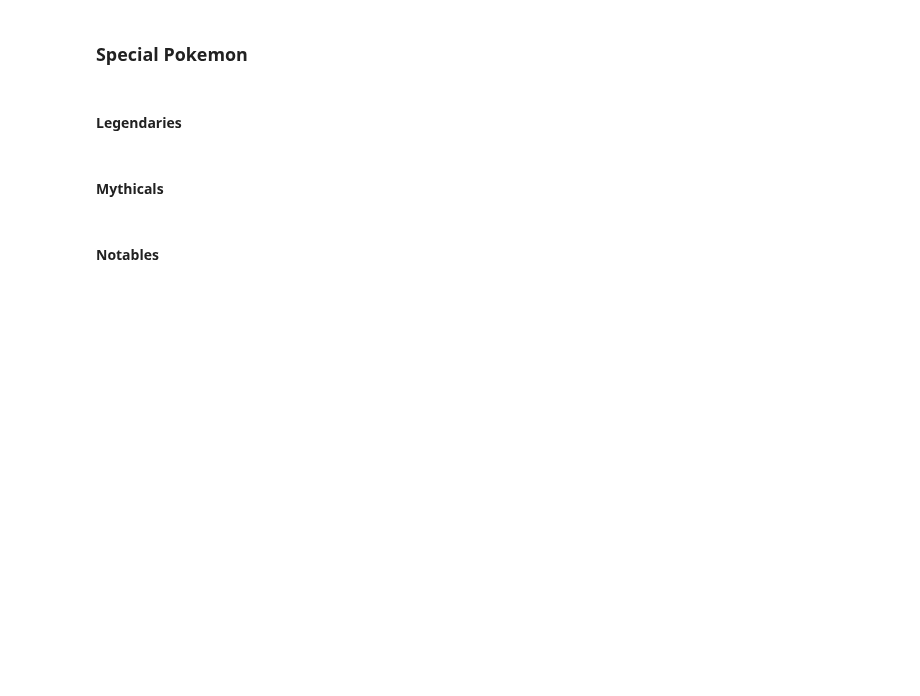
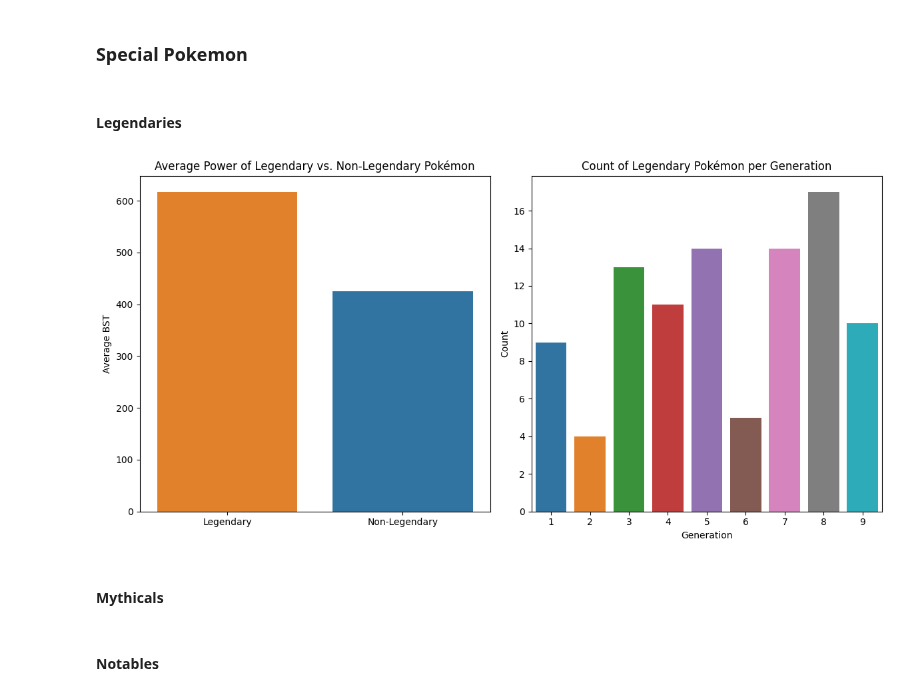
Before and after one commit to AryanSunkersett/Pokemon-Powercreep-EDA, a Jupyter notebook: pokemon-powercreep-eda.ipynb, the cells around one changed output. Drawn from its saved outputs; the diff is of its cells as text; code cells hidden in the pictures; blank space fills up the shorter version.

```diff
--- a/pokemon-powercreep-eda.ipynb
+++ b/pokemon-powercreep-eda.ipynb
@@ -220,3 +272,32 @@ One of the most general (but not comprehensive) ways to check for the strength o
+# %%
+# calculate the average power of legendary vs non legendaries
+legendary_avg_power = pokedf[pokedf['Legendary'] == True]['BST'].mean()
+non_legendary_avg_power = pokedf[pokedf['Legendary'] == False]['BST'].mean()
+
+# count the number of legendary pokemon per generation
+legendary_per_generation = pokedf[pokedf['Legendary'] == True]['Generation'].value_counts().sort_index()
+
+# create subplots
+fig, axs = plt.subplots(1, 2, figsize=(12, 6))
+
+# plot the average power comparison
+sns.barplot(x=['Legendary', 'Non-Legendary'], y=[legendary_avg_power, non_legendary_avg_power], ax=axs[0],
+            palette=['tab:orange', 'tab:blue'])
+axs[0].set_title('Average Power of Legendary vs. Non-Legendary Pokémon')
+axs[0].set_ylabel('Average BST')
+
+# plot the count of legendary pokemon, using the standard colors ofc
+sns.barplot(x=legendary_per_generation.index, y=legendary_per_generation.values, ax=axs[1],
+            palette=[master_generation_colors[gen] for gen in legendary_per_generation.index])
+axs[1].set_title('Count of Legendary Pokémon per Generation')
+axs[1].set_xlabel('Generation')
+axs[1].set_ylabel('Count')
+
+# better layout
+plt.tight_layout()
+plt.show()
+# %% [output]
+[figure, added]
 # %% [markdown]
 #### Mythicals
 # %%
```
Also changed, not shown: parts of 16 cells of this notebook, 2 other files.
